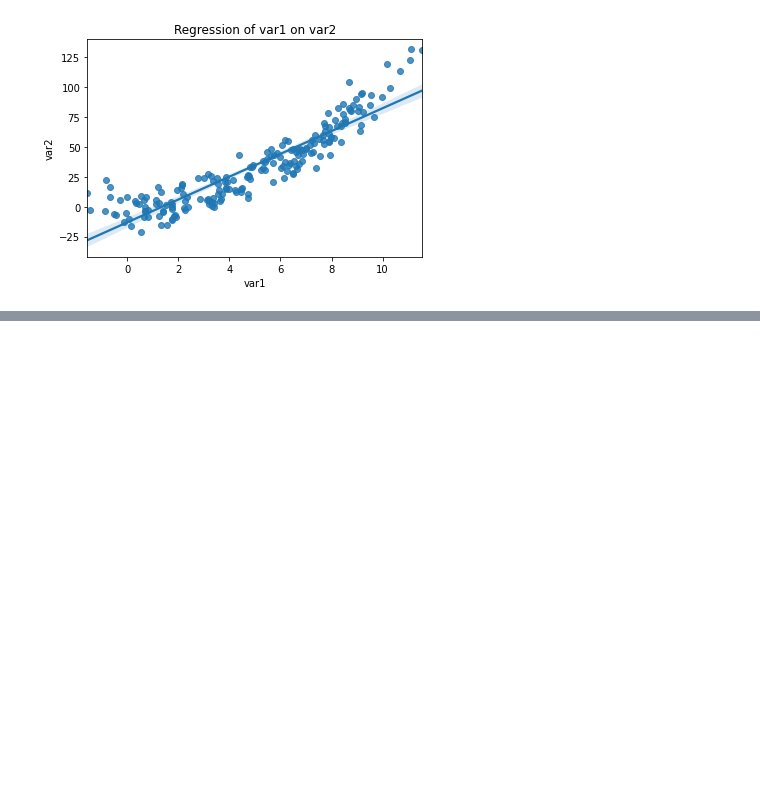
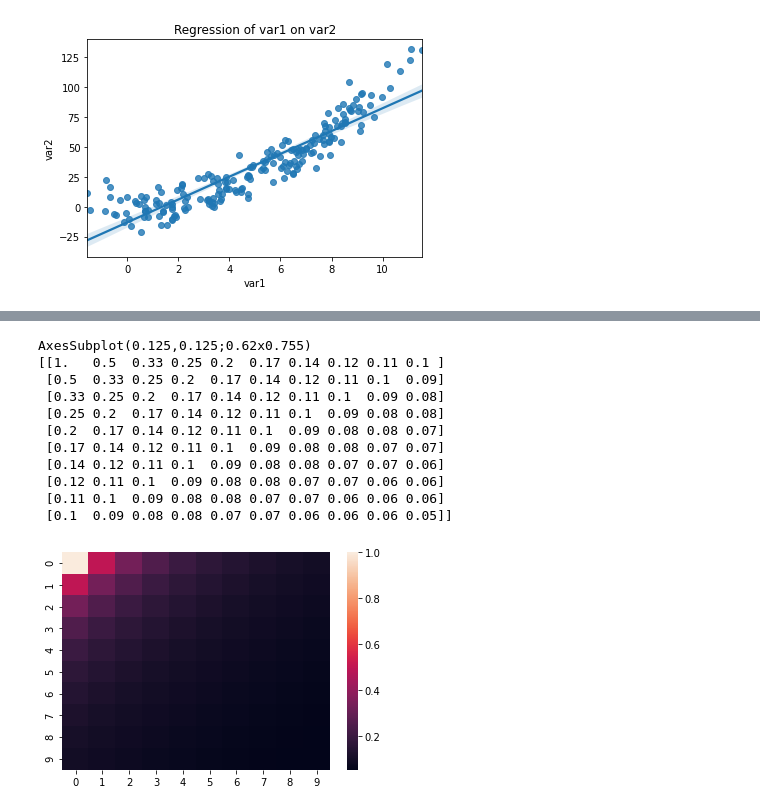
Before and after one commit to npinak/Python-Projects, a Jupyter notebook: Section-7_Exercises_Text-and-Data-Visualizations/Section_7_Text_and_Data_Visualizations.ipynb, the cells around one changed output, grey strips where cells are left out. Drawn from its saved outputs; the diff is of its cells as text; code cells hidden in the pictures; blank space fills up the shorter version.

```diff
--- a/Section-7_Exercises_Text-and-Data-Visualizations/Section_7_Text_and_Data_Visualizations.ipynb
+++ b/Section-7_Exercises_Text-and-Data-Visualizations/Section_7_Text_and_Data_Visualizations.ipynb
@@ -162,0 +183,38 @@ plt.show()
+# %%
+# 7) Exercise
+# 1) Create a Hilbert Matrix (10x10) H[i,j] = 1 / (i+j-1)
+import numpy as np
+
+
+q=10
+a=10
+matrix = np.zeros ( [q, a] )
+
+
+matrix
+
+for i in range(1,q+1):
+  for j in range(1,a+1):
+    matrix[i-1,j-1] = 1/(i + j-1)
+
+
+matrix
+
+# 2) Visualize the Hilbert Matrix using seaborn
+import seaborn as sns
+
+print(sns.heatmap(matrix))
+print(np.round(matrix,2))
+# %% [output]
+AxesSubplot(0.125,0.125;0.62x0.755)
+[[1.   0.5  0.33 0.25 0.2  0.17 0.14 0.12 0.11 0.1 ]
+ [0.5  0.33 0.25 0.2  0.17 0.14 0.12 0.11 0.1  0.09]
+ [0.33 0.25 0.2  0.17 0.14 0.12 0.11 0.1  0.09 0.08]
+ [0.25 0.2  0.17 0.14 0.12 0.11 0.1  0.09 0.08 0.08]
+ [0.2  0.17 0.14 0.12 0.11 0.1  0.09 0.08 0.08 0.07]
+ [0.17 0.14 0.12 0.11 0.1  0.09 0.08 0.08 0.07 0.07]
+ [0.14 0.12 0.11 0.1  0.09 0.08 0.08 0.07 0.07 0.06]
+ [0.12 0.11 0.1  0.09 0.08 0.08 0.07 0.07 0.06 0.06]
+ [0.11 0.1  0.09 0.08 0.08 0.07 0.07 0.06 0.06 0.06]
+ [0.1  0.09 0.08 0.08 0.07 0.07 0.06 0.06 0.06 0.05]]
+[figure, added]
```
Also changed, not shown: parts of 1 cell of this notebook.
